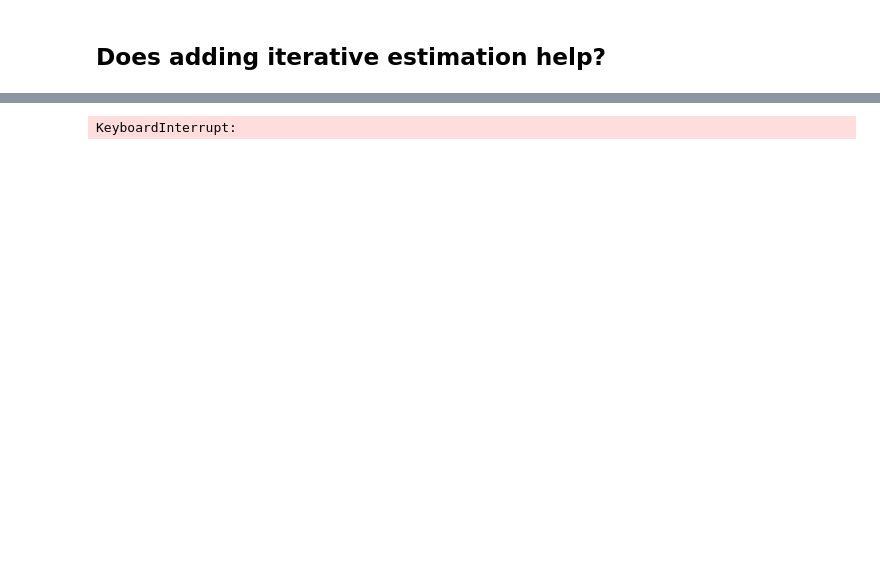
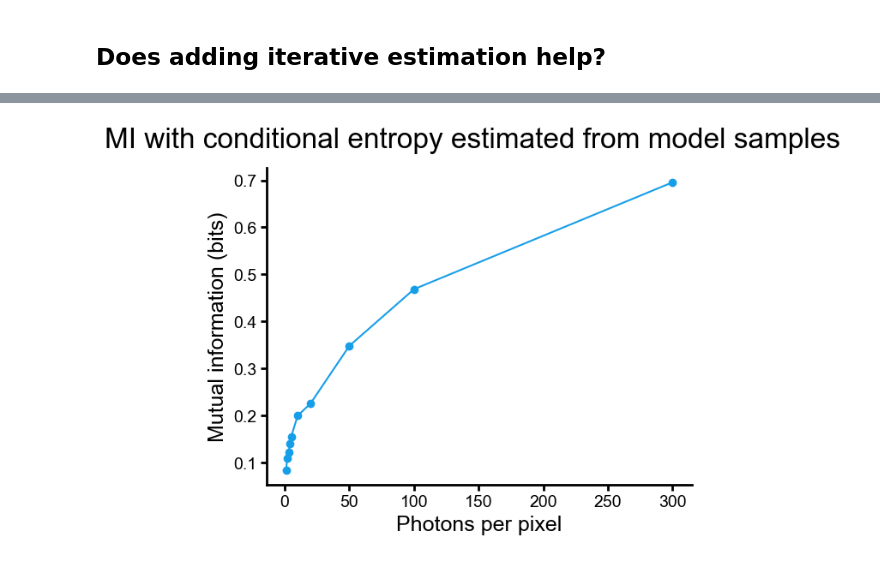
Before and after one commit to Waller-Lab/EncodingInformation, a Jupyter notebook: modeling_and_mi_estimation/low_photon_count_estimates.ipynb, the cells around one changed output, grey strips where cells are left out. Saved outputs shown, nothing was run; the diff lists cells and outputs as text; code cells hidden in the pictures; blank space fills up the shorter version.

```diff
--- a/modeling_and_mi_estimation/low_photon_count_estimates.ipynb
+++ b/modeling_and_mi_estimation/low_photon_count_estimates.ipynb
@@ -169,6 +145,20 @@ ValueError: Covariance matrix is not positive definite
 # %% [markdown]
 ## Does adding iterative estimation help?
 # %%
+edge_crop = 32
+patch_size = 10
+
+num_images = 5000
+num_patches = 5000
+
+channel = 'LED119'
+confidence_interval = 90
+num_bootstrap_samples = 50
+
+images = load_bsccm_images(bsccm, channel, num_images=num_images, edge_crop=edge_crop, convert_units_to_photons=True, median_filter=True)
+patches = extract_patches(images, patch_size=patch_size, num_patches=num_patches)
+
+
 
 # photons_per_pixel_values = [0.01, 0.1, 0.5, 1, 2, 4, 10, 50]
 photons_per_pixel_values = [1, 2, 3, 4, 5, 10, 20, 50, 100, 300]
@@ -184,7 +174,7 @@ for photons_per_pixel in photons_per_pixel_values:
                                           clean_images=lower_photon_clean_images, estimate_conditional_from_model_samples=True,
                                         #   learning_rate=1e-10,
                                         #   batch_size=40,
-                                verbose=True))
+                                verbose=False))
 
 
 fig, ax = plt.subplots()
@@ -214 +188 @@ Iteration 15, validation loss: 2581.4430976075528
-KeyboardInterrupt:
+[figure, added]
```
Also changed, not shown: parts of 6 cells of this notebook, 8 other files.
